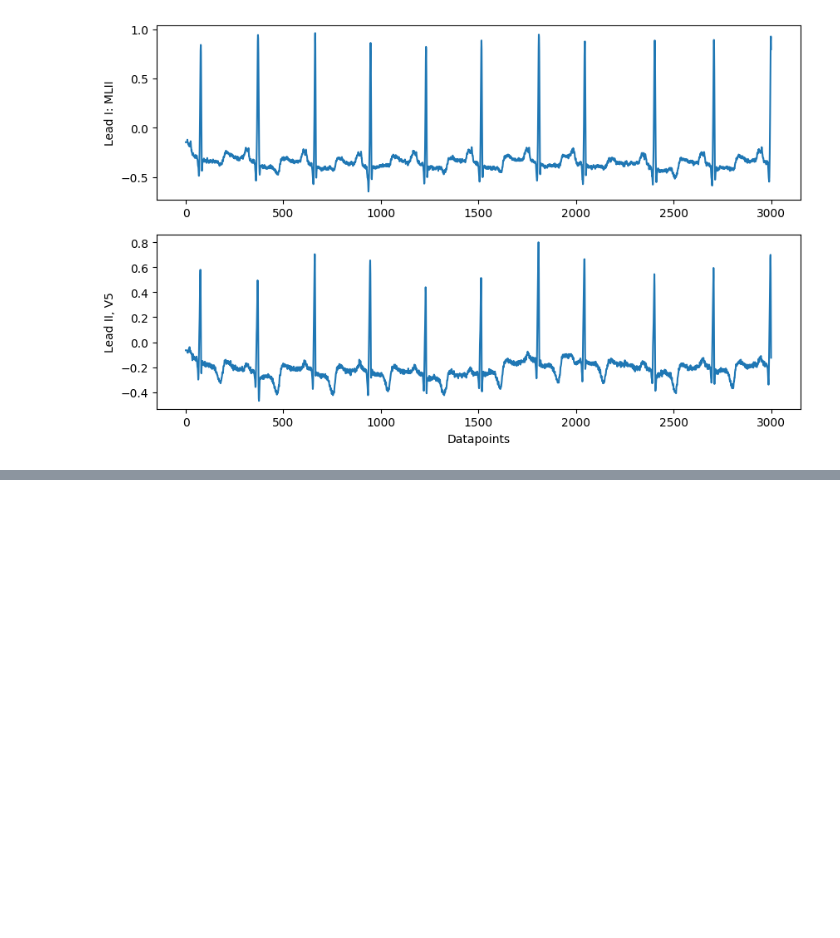
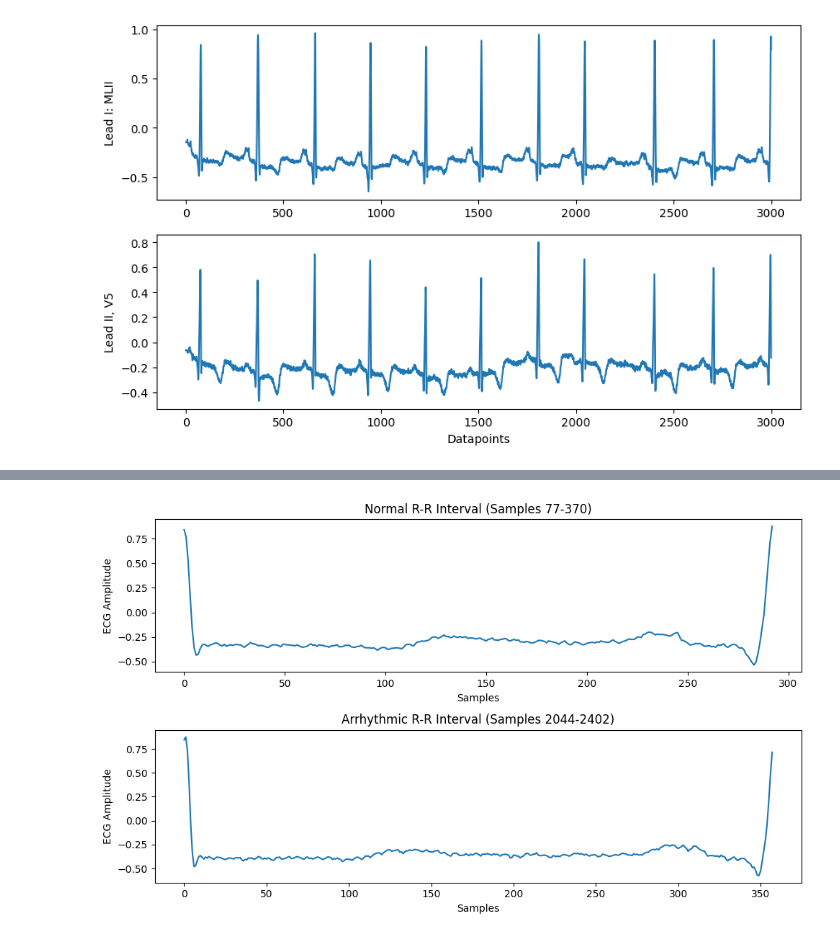
Before and after one commit to vgeneva/EKG, a Jupyter notebook: EKG_0.ipynb, the cells around one changed output, grey strips where cells are left out. Cells and saved outputs as stored; diff of their text form; code cells hidden in the pictures; blank space fills up the shorter version.

```diff
--- a/EKG_0.ipynb
+++ b/EKG_0.ipynb
@@ -139,0 +341,46 @@ plt.show()
+# %%
+# prompt: i want to plot the Normal R-R interval between 77 and 370 and the Arryhtmic R-R interavl between 2044 and 2402
+
+
+
+# Load the signal and annotation (change '100' to your appropriate record ID)
+record = wfdb.rdsamp('mitdb/100', sampto=3000)
+annotation = wfdb.rdann('mitdb/100', 'atr', sampto=3000)
+
+# Get the signal data (Lead I: MLII)
+I = record[0][:, 0]
+
+# Get the annotation samples and symbols
+ann_samples = annotation.sample
+ann_symbols = annotation.symbol
+
+# Define the start and end samples for the R-R intervals
+normal_rr_start_sample = 77
+normal_rr_end_sample = 370
+arrhythmic_rr_start_sample = 2044
+arrhythmic_rr_end_sample = 2402
+
+# Extract the corresponding ECG segments
+normal_rr_segment = I[normal_rr_start_sample:normal_rr_end_sample]
+arrhythmic_rr_segment = I[arrhythmic_rr_start_sample:arrhythmic_rr_end_sample]
+
+# Create a figure and axes
+fig, ax = plt.subplots(2, 1, figsize=(10, 6))
+
+# Plot the normal R-R interval
+ax[0].plot(normal_rr_segment)
+ax[0].set_title("Normal R-R Interval (Samples 77-370)")
+ax[0].set_xlabel("Samples")
+ax[0].set_ylabel("ECG Amplitude")
+
+# Plot the arrhythmic R-R interval
+ax[1].plot(arrhythmic_rr_segment)
+ax[1].set_title("Arrhythmic R-R Interval (Samples 2044-2402)")
+ax[1].set_xlabel("Samples")
+ax[1].set_ylabel("ECG Amplitude")
+
+# Adjust the layout and display the plot
+plt.tight_layout()
+plt.show()
+# %% [output]
+[figure, added]
```
Also changed, not shown: parts of 14 cells of this notebook.
